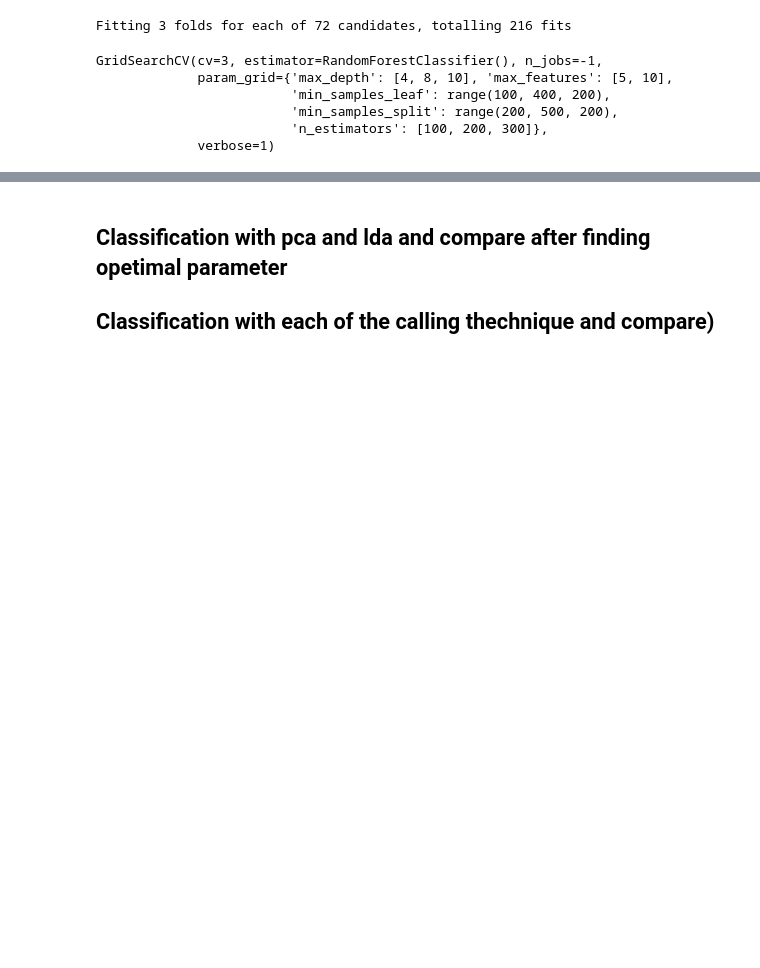
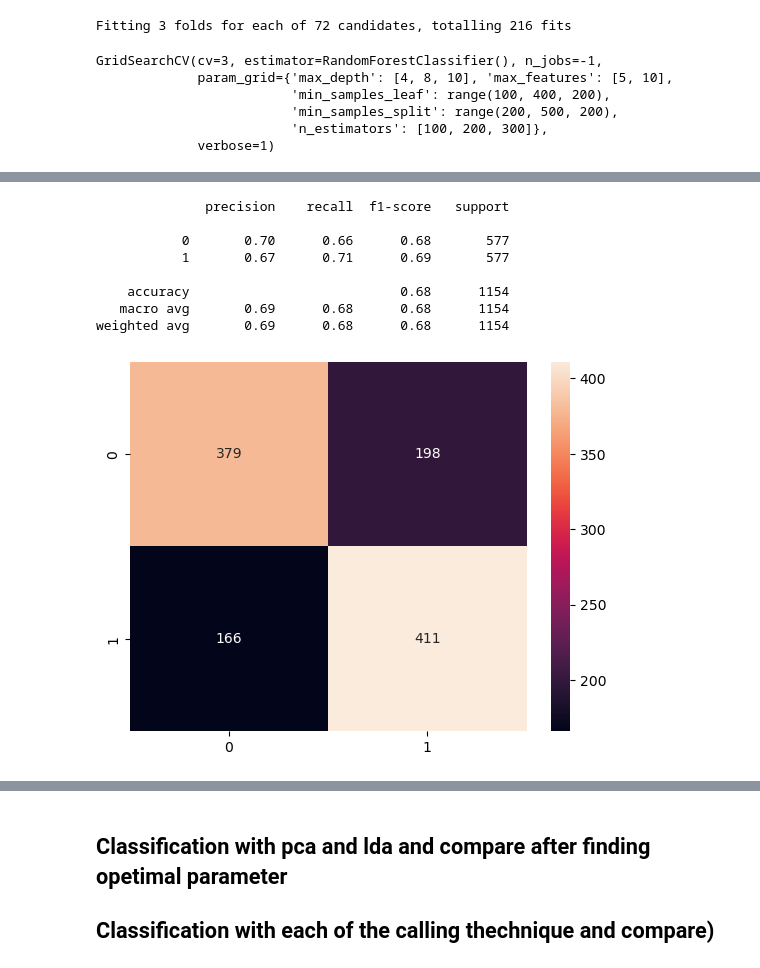
Before and after one commit to Ayomide-ola/Health-analysis, a Jupyter notebook: Integrated_CA .ipynb, the cells around one changed output, grey strips where cells are left out. Saved outputs shown, nothing was run; the diff lists cells and outputs as text; code cells hidden in the pictures; blank space fills up the shorter version.

Commit message:
Modelling cont

```diff
--- a/Integrated_CA .ipynb
+++ b/Integrated_CA .ipynb
@@ -2072,0 +2233,2 @@ print(classification_report(y_test, y_predict))
+# %%
+X = robust_df.drop(['ID', 'Age_group', 'Age','BMI', 'Age_group_encoded'], axis=1)
@@ -2072,0 +2251,33 @@ print(classification_report(y_test, y_predict))
+# %%
+X['Gender'] = X['Gender'].astype('int')
+# %%
+X['Activity'] = X['Activity'].astype('int')
+# %%
+X['Diabetic'] = X['Diabetic'].astype('int')
+# %%
+# Splitting the data into train and test
+X_train, X_test, y_train, y_test = train_test_split(X, y, test_size=0.30, random_state=5)
+# SMOTE (to balance the data)
+smt = SMOTE()
+
+X_train, y_train = smt.fit_resample(X_train, y_train)
+X_test, y_test = smt.fit_resample(X_test, y_test)
+# fitting model with minmax scaller
+optimal.fit(X_train,y_train)
+# predictting with model
+pred = optimal.predict(X_test)
+
+y_predict = optimal.predict(X_test)
+cm = confusion_matrix(y_test, y_predict)
+sns.heatmap(cm, annot=True, fmt='g')
+print(classification_report(y_test, y_predict))
+# %% [output]
+              precision    recall  f1-score   support
+
+           0       0.70      0.66      0.68       577
+           1       0.67      0.71      0.69       577
+
+    accuracy                           0.68      1154
+   macro avg       0.69      0.68      0.68      1154
+weighted avg       0.69      0.68      0.68      1154
+[figure, added]
```
Also changed, not shown: parts of 130 cells of this notebook.
